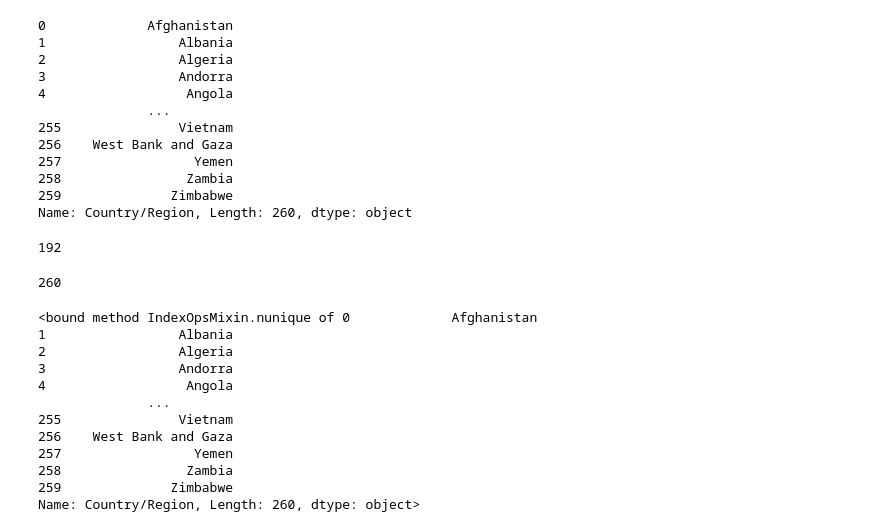
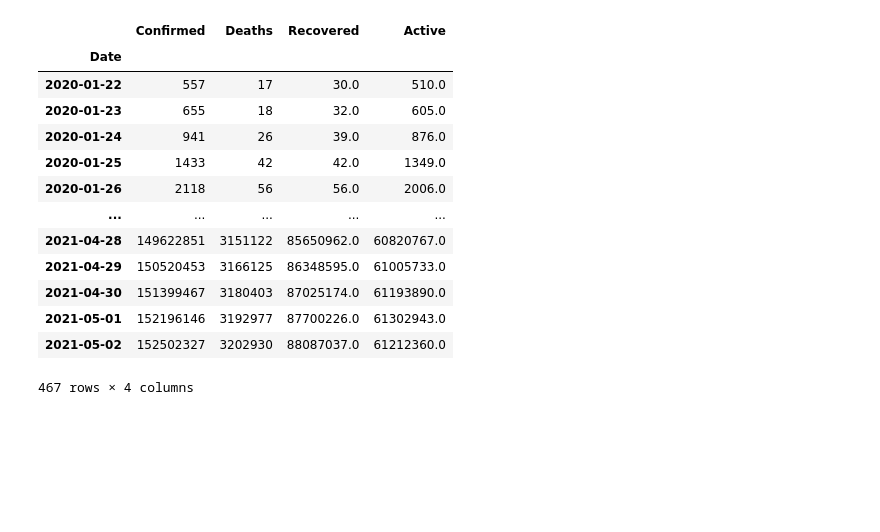
Before and after one commit to makbarish/Grp5_Project1_Covid19, a Jupyter notebook: Morteza/COVID.ipynb, the cells around one changed output. Cells and saved outputs as stored; diff of their text form; code cells hidden in the pictures; blank space fills up the shorter version.

```diff
--- a/Morteza/COVID.ipynb
+++ b/Morteza/COVID.ipynb
@@ -32,0 +46,3 @@ covid_19_recovered_df.head()
+# %%
+covid_df = pd.DataFrame(covid_df)
+covid_df
@@ -32,0 +63,4 @@ covid_19_recovered_df.head()
+# %%
+covid_df = covid_df.rename(columns = {"Unnamed: 0" : "Index"})
+# del covid_df["Unnamed: 0"]
+covid_df
@@ -32,0 +81,3 @@ covid_19_recovered_df.head()
+# %%
+covid_df = covid_df.drop(columns = {"Index", "New cases", "New deaths", "New recovered"})
+covid_df
@@ -32,0 +98,18 @@ covid_19_recovered_df.head()
+# %%
+covid_df = covid_df.groupby(covid_df['Date']).sum()
+covid_df
+# %% [output]
+|  | Confirmed | Deaths | Recovered | Active |
+| Date |  |  |  |  |
+| 2020-01-22 | 557 | 17 | 30.0 | 510.0 |
+| 2020-01-23 | 655 | 18 | 32.0 | 605.0 |
+| 2020-01-24 | 941 | 26 | 39.0 | 876.0 |
+| 2020-01-25 | 1433 | 42 | 42.0 | 1349.0 |
+| 2020-01-26 | 2118 | 56 | 56.0 | 2006.0 |
+| ... | ... | ... | ... | ... |
+| 2021-04-28 | 149622851 | 3151122 | 85650962.0 | 60820767.0 |
+| 2021-04-29 | 150520453 | 3166125 | 86348595.0 | 61005733.0 |
+| 2021-04-30 | 151399467 | 3180403 | 87025174.0 | 61193890.0 |
+| 2021-05-01 | 152196146 | 3192977 | 87700226.0 | 61302943.0 |
+| 2021-05-02 | 152502327 | 3202930 | 88087037.0 | 61212360.0 |
+467 rows × 4 columns
@@ -33,38 +127,8 @@ covid_19_recovered_df.head()
 # %%
-covid_19_recovered_df['Country/Region']
+covid_df['Country/Region']
-# %% [output]
-0             Afghanistan
-1                 Albania
-2                 Algeria
-3                 Andorra
-4                  Angola
-              ...
-255               Vietnam
-256    West Bank and Gaza
-257                 Yemen
-258                Zambia
-259              Zimbabwe
-Name: Country/Region, Length: 260, dtype: object
 # %%
-covid_19_recovered_df['Country/Region'].nunique()
+covid_df['Country/Region'].nunique()
-# %% [output]
-192
 # %%
-covid_19_recovered_df['Country/Region'].count()
+covid_df['Country/Region'].count()
-# %% [output]
-260
 # %%
-covid_19_recovered_df['Country/Region'].nunique
+covid_df['Country/Region'].nunique
-# %% [output]
-<bound method IndexOpsMixin.nunique of 0             Afghanistan
-1                 Albania
-2                 Algeria
-3                 Andorra
-4                  Angola
-              ...
-255               Vietnam
-256    West Bank and Gaza
-257                 Yemen
-258                Zambia
-259              Zimbabwe
-Name: Country/Region, Length: 260, dtype: object>
```
Also changed, not shown: parts of 13 cells of this notebook, 3 other files.
